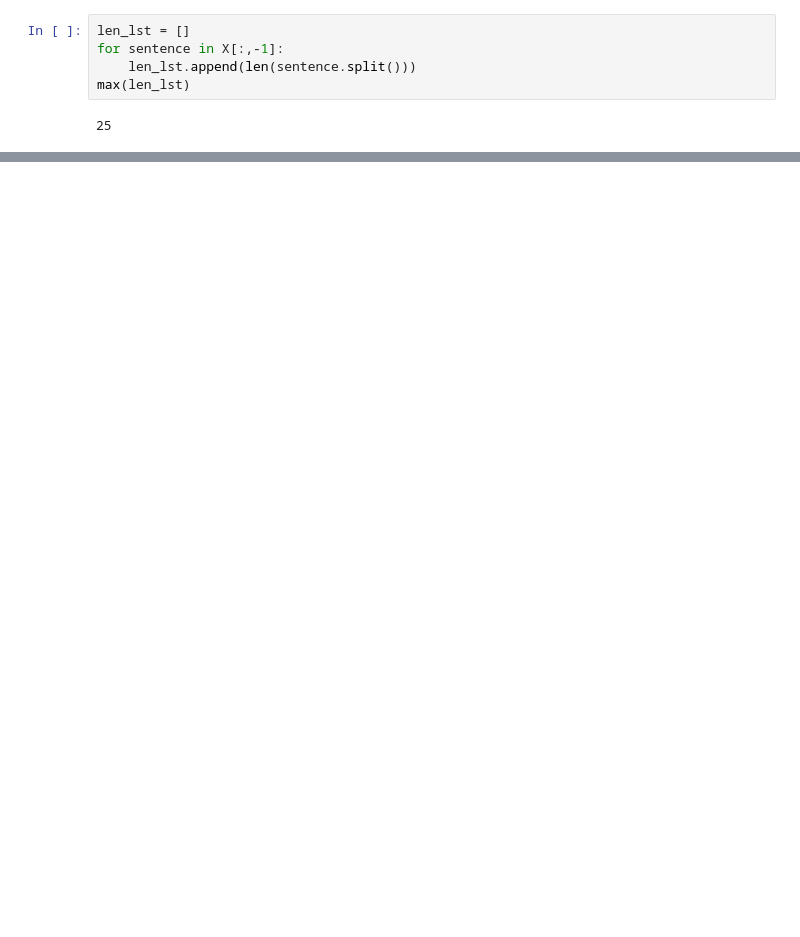
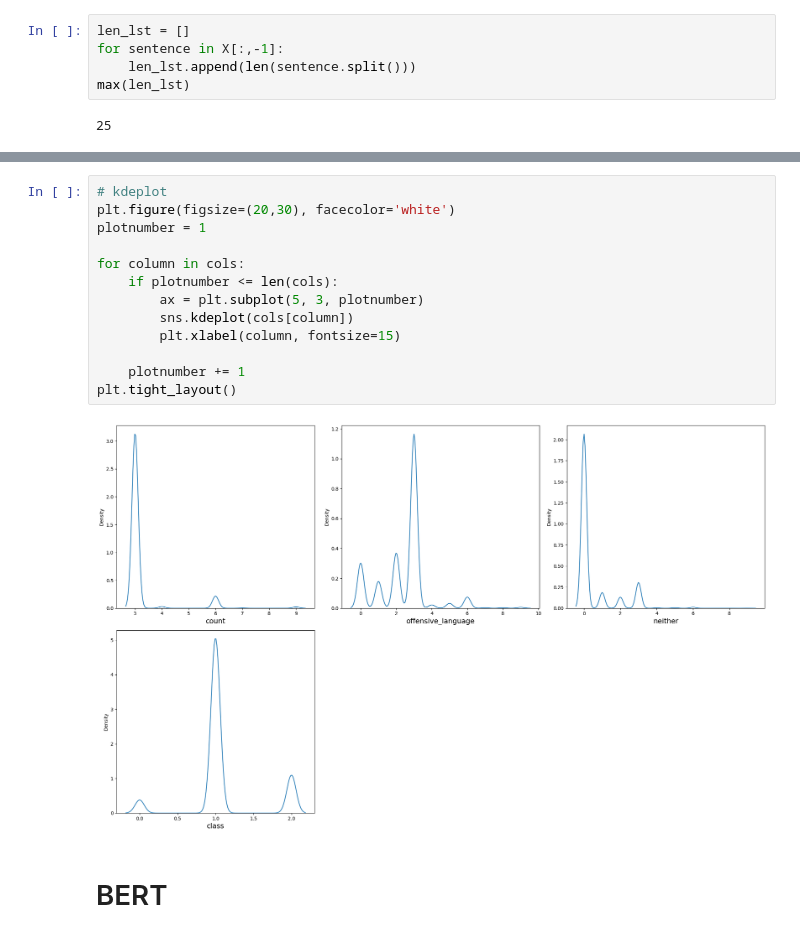
Before and after one commit to manyakhare86/Twitter-Hate-Speech-Detection, a Jupyter notebook: hate_speech_detection.ipynb, the cells around one changed output, grey strips where cells are left out. Drawn from its saved outputs; the diff is of its cells as text; blank space fills up the shorter version.

```diff
--- a/hate_speech_detection.ipynb
+++ b/hate_speech_detection.ipynb
@@ -423,0 +373,17 @@ NameError: ignored
+# %%
+# kdeplot
+plt.figure(figsize=(20,30), facecolor='white')
+plotnumber = 1
+
+for column in cols:
+    if plotnumber <= len(cols):
+        ax = plt.subplot(5, 3, plotnumber)
+        sns.kdeplot(cols[column])
+        plt.xlabel(column, fontsize=15)
+
+    plotnumber += 1
+plt.tight_layout()
+# %% [output]
+[figure, added]
+# %% [markdown]
+# BERT
```
Also changed, not shown: parts of 50 cells of this notebook.
